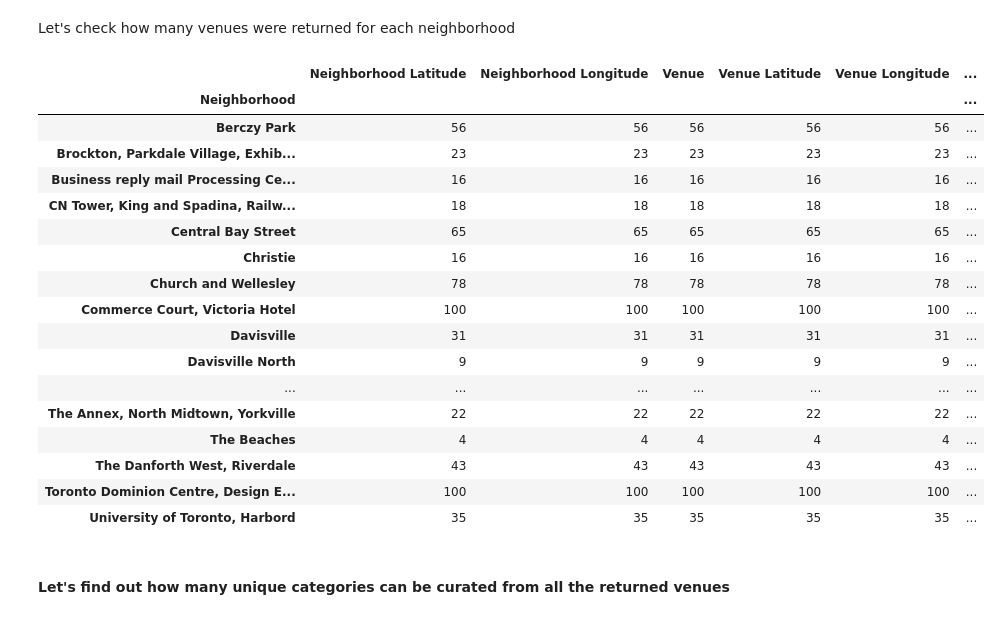
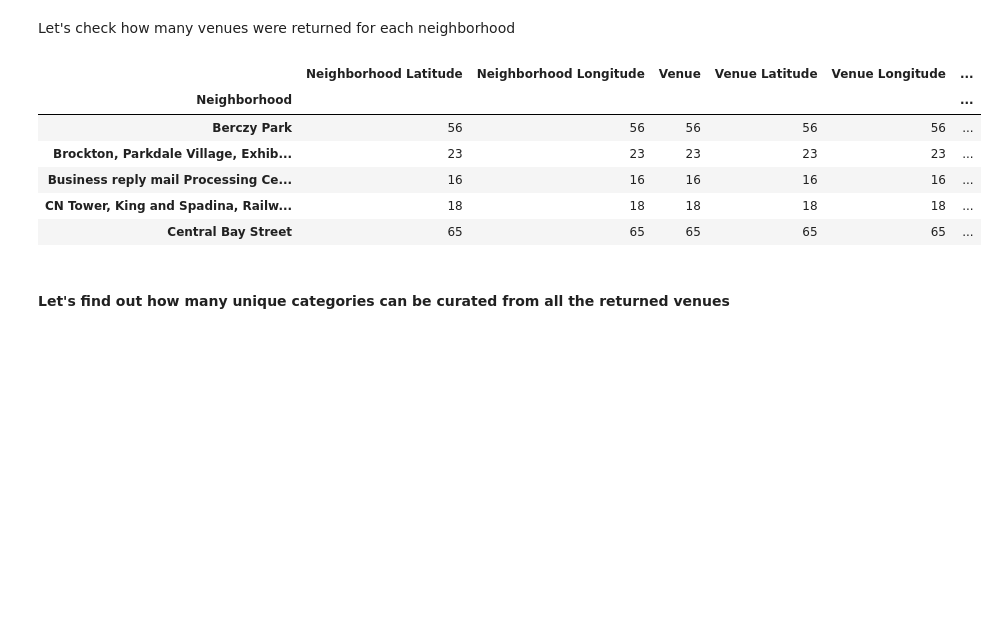
Before and after one commit to DwayneLi/Coursera_Capstone, a Jupyter notebook: Capstone_Notebook_Coursera.ipynb, the cells around one changed output. Drawn from its saved outputs; the diff is of its cells as text; code cells hidden in the pictures; blank space fills up the shorter version.

```diff
--- a/Capstone_Notebook_Coursera.ipynb
+++ b/Capstone_Notebook_Coursera.ipynb
@@ -238,26 +238,15 @@ toronto_venues.head()
 # %% [markdown]
 Let's check how many venues were returned for each neighborhood
 # %%
-toronto_venues.groupby('Neighborhood').count()
+toronto_venues.groupby('Neighborhood').count().head()
 # %% [output]
 |  | Neighborhood Latitude | Neighborhood Longitude | Venue | Venue Latitude | Venue Longitude | ... |
 | Neighborhood |  |  |  |  |  | ... |
 | Berczy Park | 56 | 56 | 56 | 56 | 56 | ... |
 | Brockton, Parkdale Village, Exhib... | 23 | 23 | 23 | 23 | 23 | ... |
 | Business reply mail Processing Ce... | 16 | 16 | 16 | 16 | 16 | ... |
 | CN Tower, King and Spadina, Railw... | 18 | 18 | 18 | 18 | 18 | ... |
 | Central Bay Street | 65 | 65 | 65 | 65 | 65 | ... |
-| Christie | 16 | 16 | 16 | 16 | 16 | ... |
-| Church and Wellesley | 78 | 78 | 78 | 78 | 78 | ... |
-| Commerce Court, Victoria Hotel | 100 | 100 | 100 | 100 | 100 | ... |
-| Davisville | 31 | 31 | 31 | 31 | 31 | ... |
-| Davisville North | 9 | 9 | 9 | 9 | 9 | ... |
-| ... | ... | ... | ... | ... | ... | ... |
-| The Annex, North Midtown, Yorkville | 22 | 22 | 22 | 22 | 22 | ... |
-| The Beaches | 4 | 4 | 4 | 4 | 4 | ... |
-| The Danforth West, Riverdale | 43 | 43 | 43 | 43 | 43 | ... |
-| Toronto Dominion Centre, Design E... | 100 | 100 | 100 | 100 | 100 | ... |
-| University of Toronto, Harbord | 35 | 35 | 35 | 35 | 35 | ... |
 # %% [markdown]
 #### Let's find out how many unique categories can be curated from all the returned venues
 # %%
```
Also changed, not shown: parts of 3 cells of this notebook.
